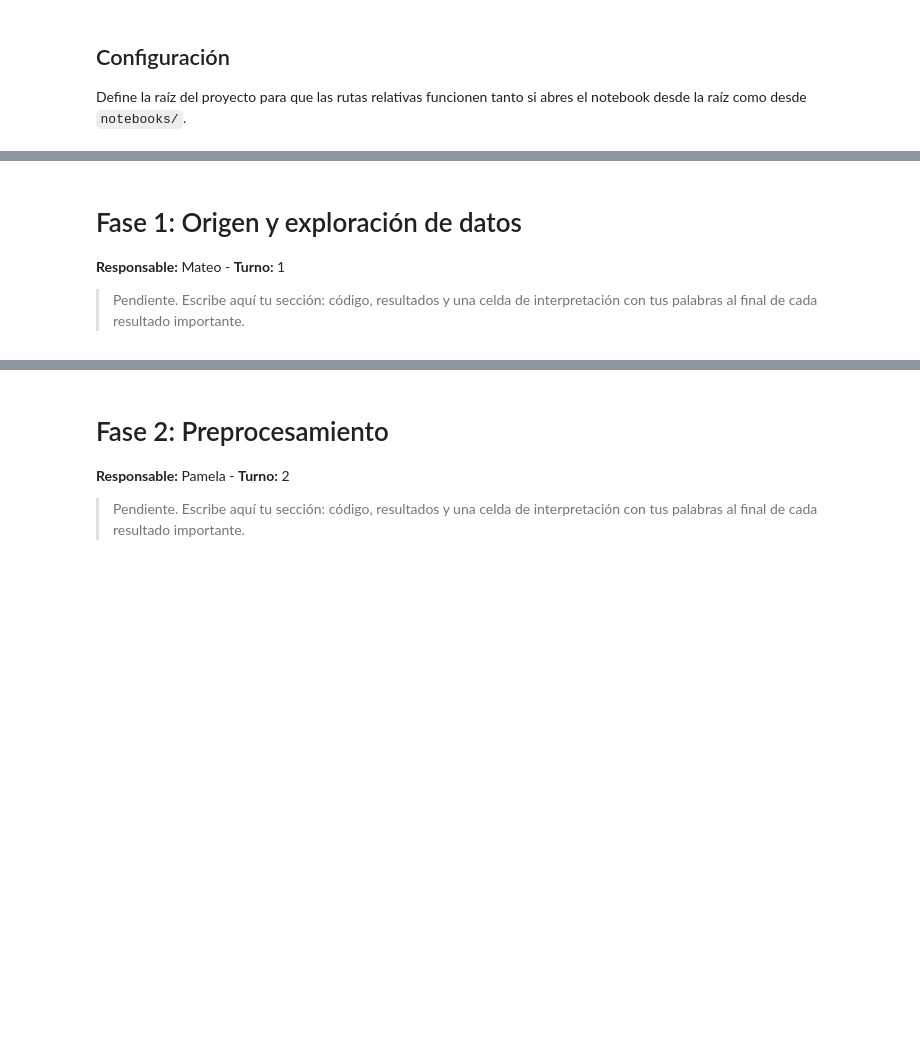
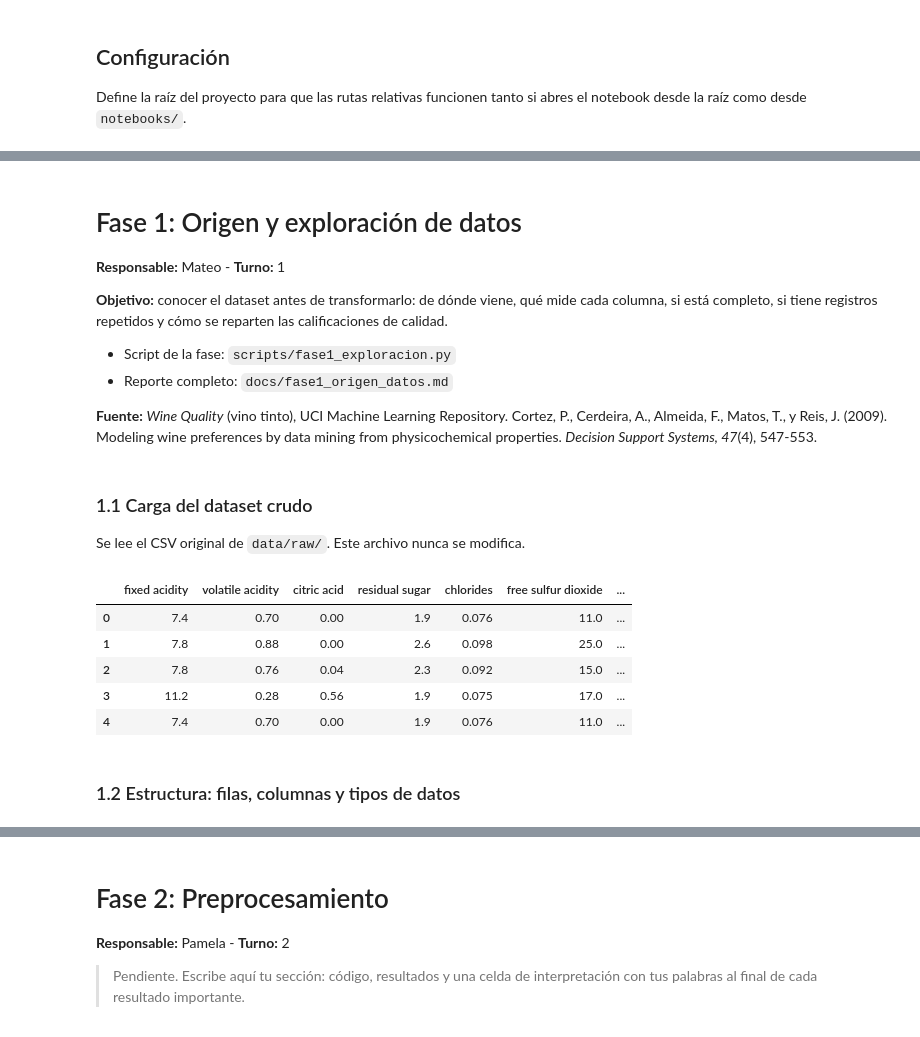
Before and after one commit to XimenaBecOliv07/Naive-Bayes, a Jupyter notebook: notebooks/NaiveBayes.ipynb, the cells around one changed output, grey strips where cells are left out. Drawn from its saved outputs; the diff is of its cells as text; code cells hidden in the pictures; blank space fills up the shorter version.

```diff
--- a/notebooks/NaiveBayes.ipynb
+++ b/notebooks/NaiveBayes.ipynb
@@ -29,4 +31,29 @@ print("Raíz del proyecto:", RAIZ)
 
 **Responsable:** Mateo - **Turno:** 1
 
-> Pendiente. Escribe aquí tu sección: código, resultados y una celda de interpretación con tus palabras al final de cada resultado importante.
+**Objetivo:** conocer el dataset antes de transformarlo: de dónde viene, qué mide cada columna, si está completo, si tiene registros repetidos y cómo se reparten las calificaciones de calidad.
+
+- Script de la fase: `scripts/fase1_exploracion.py`
+- Reporte completo: `docs/fase1_origen_datos.md`
+
+**Fuente:** *Wine Quality* (vino tinto), UCI Machine Learning Repository. Cortez, P., Cerdeira, A., Almeida, F., Matos, T., y Reis, J. (2009). Modeling wine preferences by data mining from physicochemical properties. *Decision Support Systems, 47*(4), 547-553.
+# %% [markdown]
+### 1.1 Carga del dataset crudo
+
+Se lee el CSV original de `data/raw/`. Este archivo nunca se modifica.
+# %%
+import pandas as pd
+import matplotlib.pyplot as plt
+import seaborn as sns
+
+df_raw = pd.read_csv(RAIZ / "data" / "raw" / "winequality-red.csv")
+df_raw.head()
+# %% [output]
+|  | fixed acidity | volatile acidity | citric acid | residual sugar | chlorides | free sulfur dioxide | ... |
+| 0 | 7.4 | 0.70 | 0.00 | 1.9 | 0.076 | 11.0 | ... |
+| 1 | 7.8 | 0.88 | 0.00 | 2.6 | 0.098 | 25.0 | ... |
+| 2 | 7.8 | 0.76 | 0.04 | 2.3 | 0.092 | 15.0 | ... |
+| 3 | 11.2 | 0.28 | 0.56 | 1.9 | 0.075 | 17.0 | ... |
+| 4 | 7.4 | 0.70 | 0.00 | 1.9 | 0.076 | 11.0 | ... |
+# %% [markdown]
+### 1.2 Estructura: filas, columnas y tipos de datos
```
Also changed, not shown: parts of 13 cells of this notebook.
